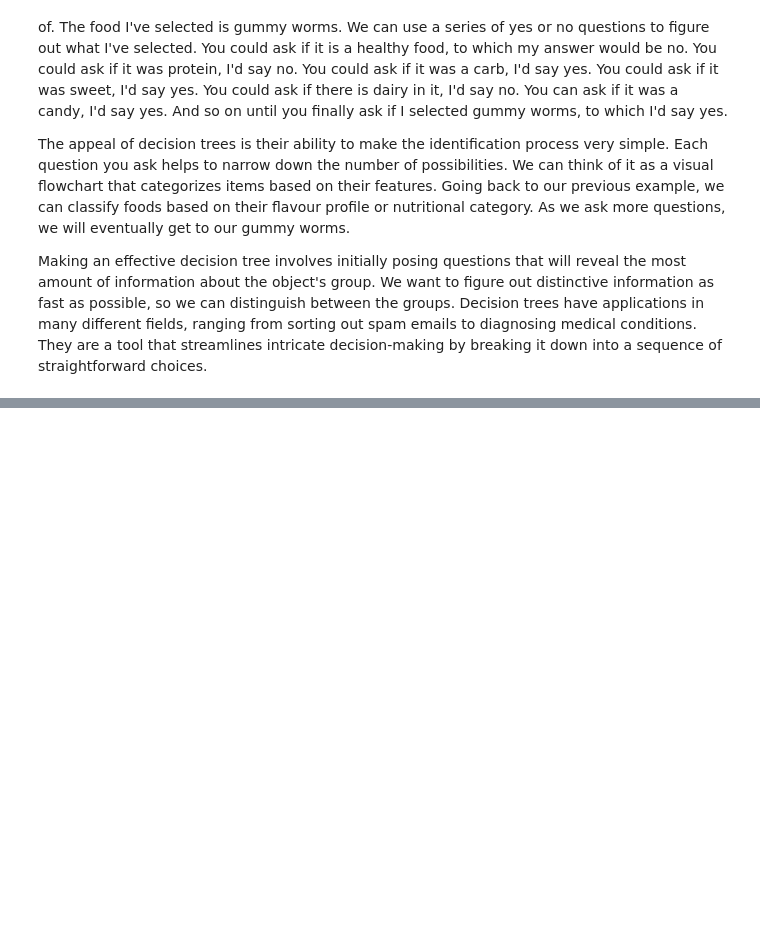
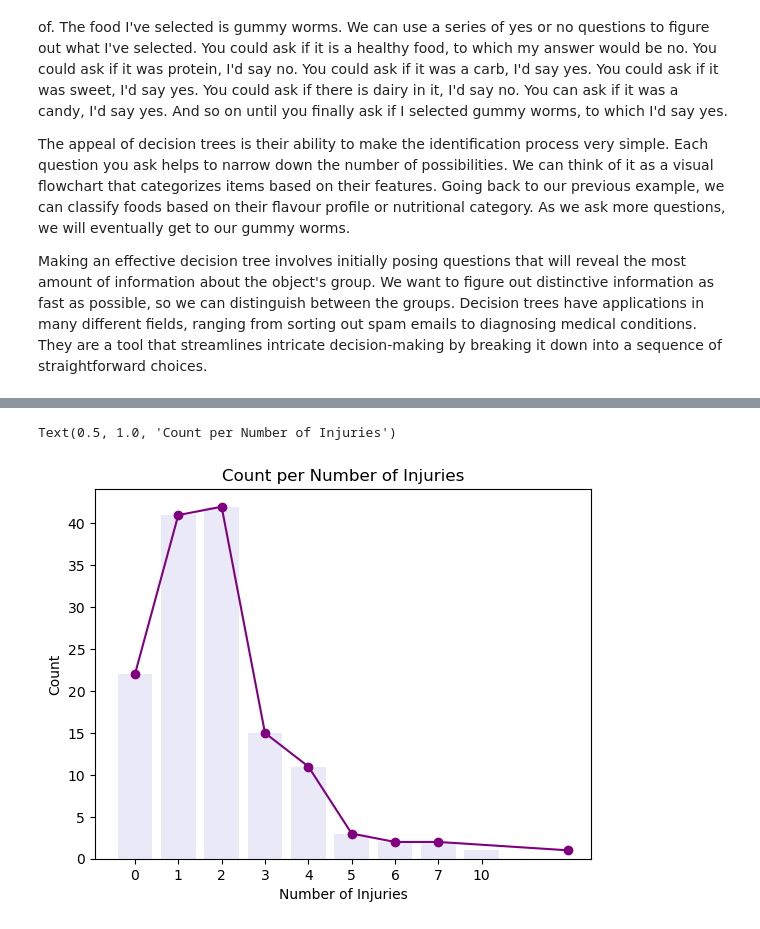
Before and after one commit to anly501/dsan-5000-project-rennyd123, a Jupyter notebook: dsan-website/5000-website/tabs/decision_tree/classification.ipynb, the cells around one changed output, grey strips where cells are left out. Drawn from its saved outputs; the diff is of its cells as text; code cells hidden in the pictures; blank space fills up the shorter version.

Commit message:
Styling of website and classification decision tree tab.

```diff
--- a/dsan-website/5000-website/tabs/decision_tree/classification.ipynb
+++ b/dsan-website/5000-website/tabs/decision_tree/classification.ipynb
@@ -26,0 +12,13 @@ Create two or more paragraphs, more is fine, that discuss in a NON-TECHNICAL way
+# %%
+#| code-fold: true
+import pandas as pd
+import numpy as np
+import sklearn.tree
+import sklearn.model_selection
+file_path = "../../../../data/01-modified-data/injury_prevention_data_soccer.csv"
+soccer_injuries = pd.read_csv(file_path)
+
+label_dist = soccer_injuries["Number of Injuries"].value_counts()
+label_dist = label_dist.sort_index()
+print("DISTRIBUTION OF LABELS:")
+print(label_dist)
@@ -26,0 +38,12 @@ Create two or more paragraphs, more is fine, that discuss in a NON-TECHNICAL way
+# %%
+#| code-fold: true
+import seaborn as sns
+import matplotlib.pyplot as plt
+
+sns.barplot(x= label_dist.index, y=label_dist.values, color="lavender")
+plt.plot(label_dist.index, label_dist.values, color='purple', marker='o', linestyle='-')
+plt.ylabel("Count")
+plt.title("Count per Number of Injuries")
+# %% [output]
+Text(0.5, 1.0, 'Count per Number of Injuries')
+[figure, added]
```
Also changed, not shown: parts of 23 cells of this notebook, 26 other files.
